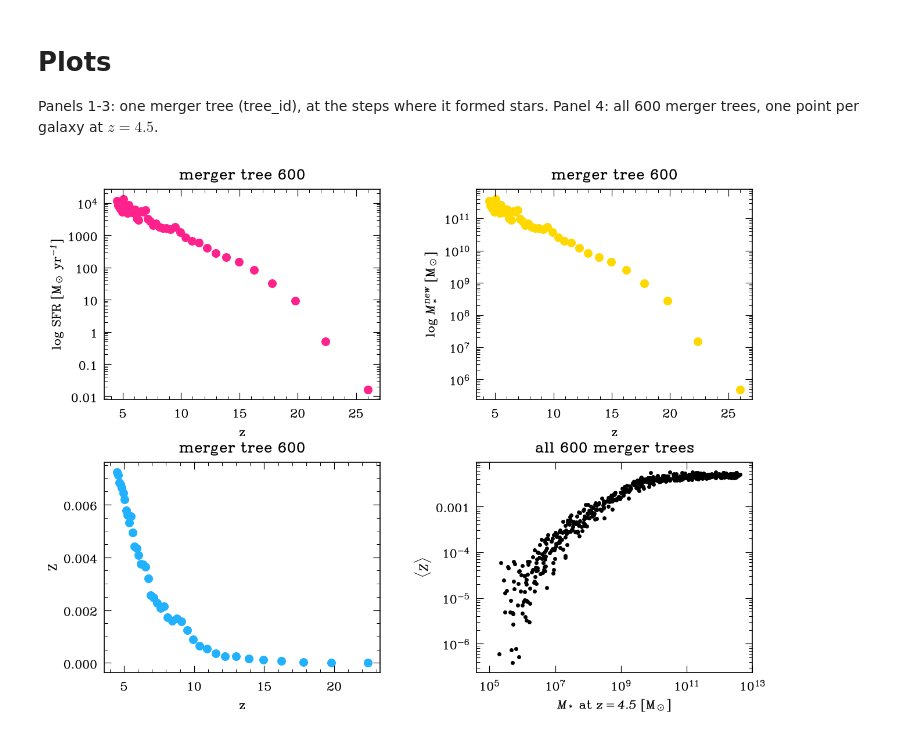
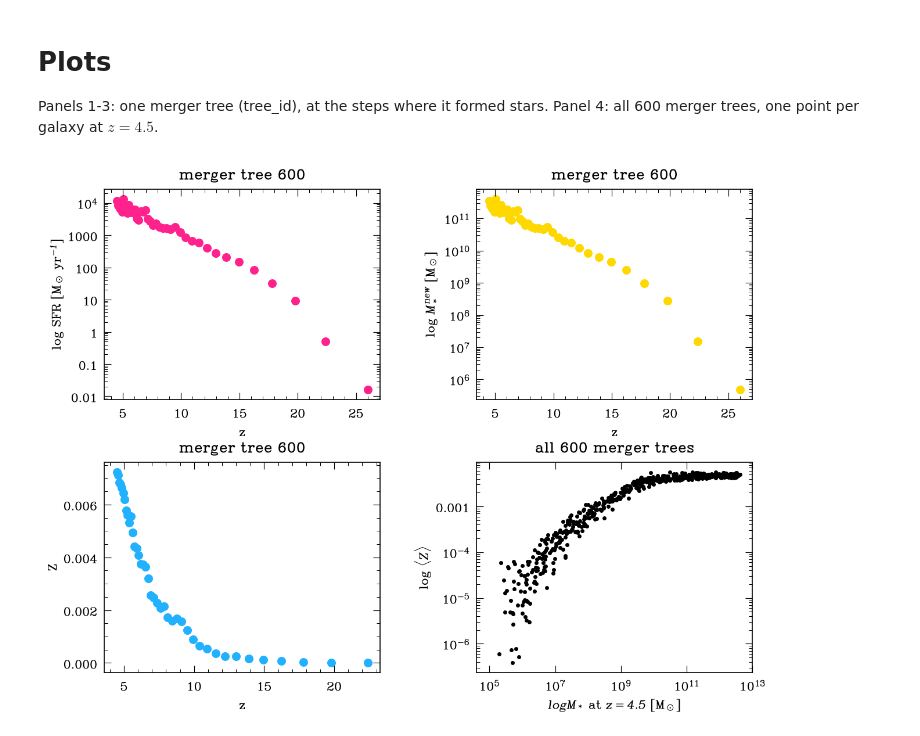
Before and after one commit to 10ay/delphi_notebooks, a Jupyter notebook: star_formation_history.ipynb, the cells around one changed output. Cells and saved outputs as stored; diff of their text form; code cells hidden in the pictures.

```diff
--- a/star_formation_history.ipynb
+++ b/star_formation_history.ipynb
@@ -174,31 +172,29 @@ Panels 1-3: one merger tree (tree_id), at the steps where it formed stars. Panel
 # %%
 seed = 32889
 sfh_all = pd.read_csv(out_dir / f"sfh_seed{seed}_all_trees.csv")
 sfh_all["SFR"] = sfh_all["M_new"] / timestep               # Msun/yr, constant over the 30 Myr step
 
 # one merger tree, at the steps where it formed stars
 tree_id = 600
 tree = sfh_all[(sfh_all["tid"] == tree_id) & (sfh_all["M_new"] > 0)]
 tree_metal = tree[tree["Z"] > 0]                           # Z = 0 (metal-free gas) cannot be shown on a log axis
 
 # all merger trees: the galaxy at z = 4.5, one row per tree (its M_star and the tree's <Z>)
 galaxies = sfh_all[sfh_all["z_index"] == 1]
 
 fig, ax = plt.subplots(2, 2, figsize=(12, 9), gridspec_kw={"wspace": 0.35, "hspace": 0.3})
 ax[0][0].scatter(tree["z"], tree["SFR"], color="#FF218C")
 ax[0][0].set(xlabel="z", ylabel=r"log SFR [M$_\odot$ yr$^{-1}$]", yscale="log", title=f"merger tree {tree_id}")
 ax[0][1].scatter(tree["z"], tree["M_new"], color="#FFD800")
 ax[0][1].set(xlabel="z", ylabel=r"log $M_*^{new}$ [M$_\odot$]", yscale="log", title=f"merger tree {tree_id}")
 
 ax[1][0].scatter(tree_metal["z"], tree_metal["Z"], color="#21B1FF")
 ax[1][0].set(xlabel="z", ylabel="Z", title=f"merger tree {tree_id}")
 
 # x = stellar mass of the galaxy at z = 4.5, y = <Z> (trees that formed no stars have <Z> = NaN and are not drawn)
 ax[1][1].scatter(galaxies["M_star"], galaxies["Z_avg"], color="black", s=10)
-ax[1][1].set(xlabel=r"$M_*$ at $z = 4.5$ [M$_\odot$]", ylabel=r"$\langle Z \rangle$",
-             xscale="log", yscale="log", title="all 600 merger trees")
-
+ax[1][1].set(xlabel=r"$log M_*$ at $z = 4.5$ [M$_\odot$]", ylabel=r"log $\langle Z \rangle$", xscale="log", yscale="log", title="all 600 merger trees")
 fig.savefig("sfh_panels.png", dpi=200, bbox_inches="tight")
 plt.show()
 # %% [output]
-[figure, old version]
+[figure, new version]
```
Also changed, not shown: parts of 2 cells of this notebook, 6 other files.
